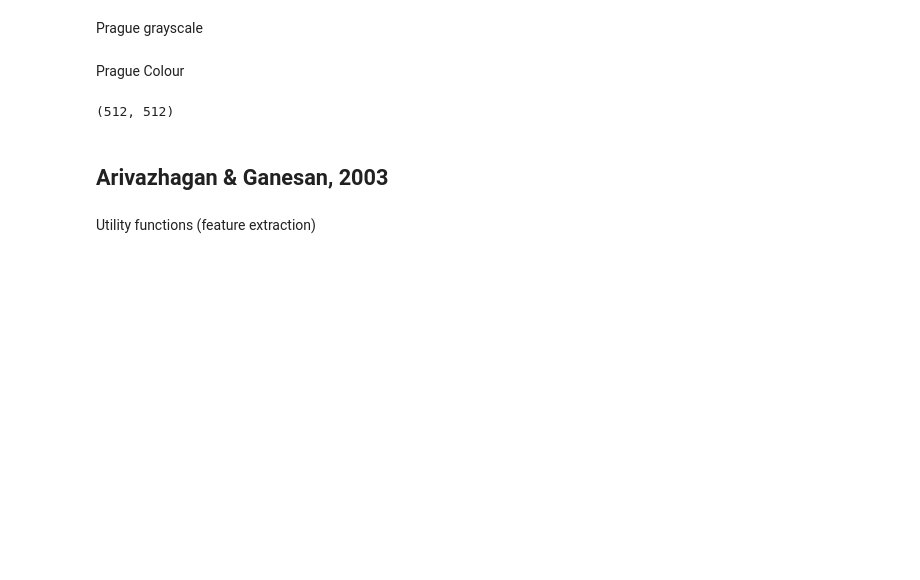
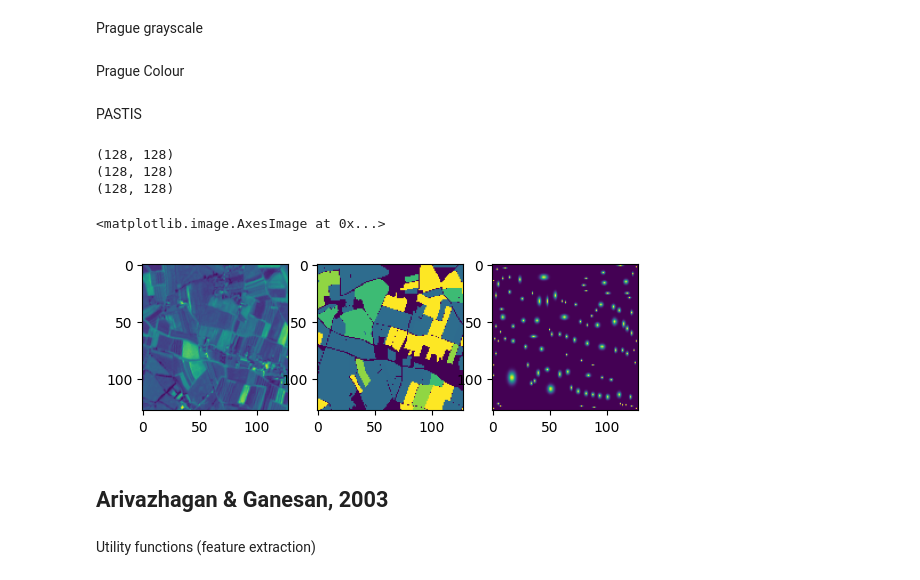
Before and after one commit to agathM/Projet_VIC, a Jupyter notebook: initial_testing.ipynb, the cells around one changed output. Drawn from its saved outputs; the diff is of its cells as text; code cells hidden in the pictures; blank space fills up the shorter version.

```diff
--- a/initial_testing.ipynb
+++ b/initial_testing.ipynb
@@ -25,10 +25,34 @@ imgs = [] ; masks = []
 for i in range(1,dataset_size+1):
     imgs.append(skimage.io.imread(data_path + f'tm{i}_1_1.png'))
     masks.append(skimage.io.imread(data_path + f'mask{i}_1.png'))
+# %% [markdown]
+PASTIS
+# %%
+data_path = "data/PASTIS/"
+dataset_size = 20
+
+imgs = [] ; masks = [] ; masks2 = []
+for i in range(dataset_size):
+    img = np.load(data_path + f"DATA_S2/S2_100{i//10}{i%10}.npy")[1,1,:,:]
+    imgs.append(np.squeeze(img))
+    masks.append(np.load(data_path + f"ANNOTATIONS/ParcelIDs_100{i//10}{i%10}.npy"))
+    masks2.append(np.load(data_path + f"INSTANCE_ANNOTATIONS/HEATMAP_100{i//10}{i%10}.npy"))
 # %%
 print(imgs[0].shape)
+print(masks[0].shape)
+print(masks2[0].shape)
 # %% [output]
-(512, 512)
+(128, 128)
+(128, 128)
+(128, 128)
+# %%
+fig, axes = plt.subplots(1,3)
+axes[0].imshow(imgs[0])
+axes[1].imshow(masks[0])
+axes[2].imshow(masks2[0])
+# %% [output]
+<matplotlib.image.AxesImage at 0x...>
+[figure, added]
 # %% [markdown]
 ## Arivazhagan & Ganesan, 2003
 # %% [markdown]
```
Also changed, not shown: parts of 7 cells of this notebook.
